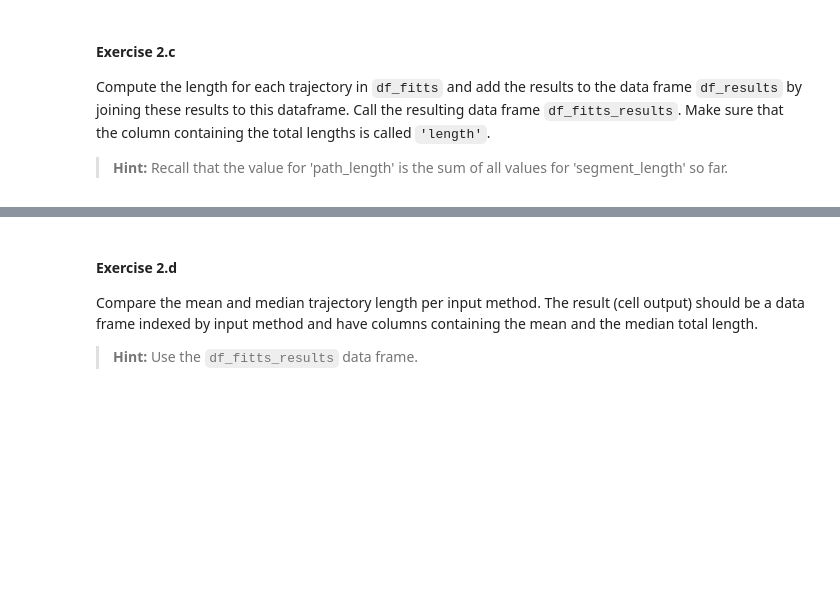
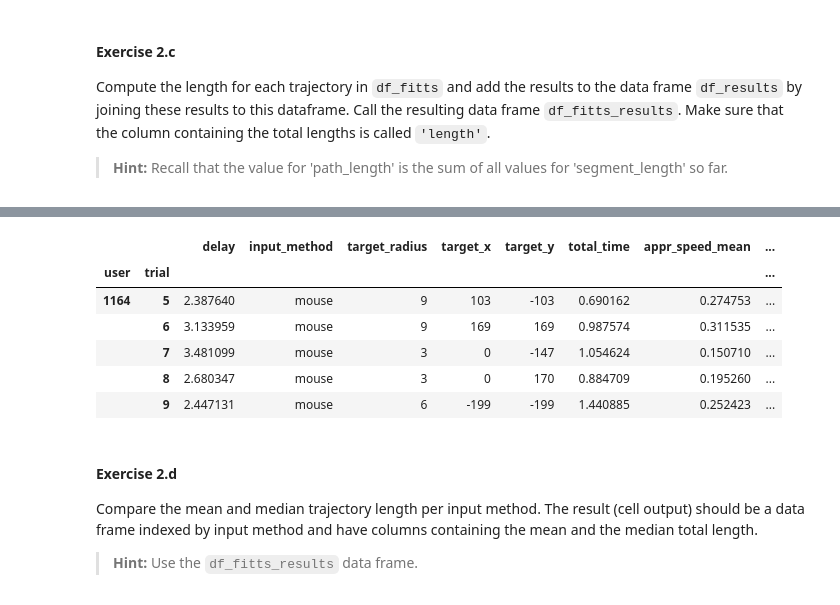
Before and after one commit to Modgen1/2IAB1, a Jupyter notebook: 5_DAS/Exercises-DAS-2076209.ipynb, the cells around one changed output, grey strips where cells are left out. Saved outputs shown, nothing was run; the diff lists cells and outputs as text; code cells hidden in the pictures; blank space fills up the shorter version.

```diff
--- a/5_DAS/Exercises-DAS-2076209.ipynb
+++ b/5_DAS/Exercises-DAS-2076209.ipynb
@@ -689,7 +740,7 @@ Set the index of the data frame `df_user_trial_props` to a multi-level index con
 # %%
 #// BEGIN_TODO [DAS_2a] Multi-level index (1 point)
 
-# ===== =====> Replace this line by your code. <===== ===== #
+df_user_trial_props.set_index(['user', 'trial'], inplace=True)
 
 #// END_TODO [DAS_2a]
 
@@ -701,7 +760,8 @@ Use the dictionary `dict_right_handed` to convert the data in the column `'right
 # %%
 #// BEGIN_TODO [DAS_2b] Convert columns in data frames (1 point)
 
-# ===== =====> Replace this line by your code. <===== ===== #
+df_user_props['right_handed'] = df_user_props['right_handed'].map(dict_right_handed)
+df_user_trial_props['input_method'] = df_user_trial_props['input_method'].map(dict_input_method)
 
 #// END_TODO [DAS_2b]
 
@@ -759,11 +884,19 @@ df_fitts.head()
 # %%
 #// BEGIN_TODO [DAS_2c] Compute the length per trajectory (1 point)
 
-# ===== =====> Replace this line by your code. <===== ===== #
+df_fitts_results = df_results.join(df_fitts.groupby(['user', 'trial']).agg({'path_length': 'max'}).rename(columns={'path_length': 'length'}))
 
 #// END_TODO [DAS_2c]
 
 df_fitts_results.dropna().head()
+# %% [output]
+|  |  | delay | input_method | target_radius | target_x | target_y | total_time | appr_speed_mean | ... |
+| user | trial |  |  |  |  |  |  |  | ... |
+| 1164 | 5 | 2.387640 | mouse | 9 | 103 | -103 | 0.690162 | 0.274753 | ... |
+|  | 6 | 3.133959 | mouse | 9 | 169 | 169 | 0.987574 | 0.311535 | ... |
+|  | 7 | 3.481099 | mouse | 3 | 0 | -147 | 1.054624 | 0.150710 | ... |
+|  | 8 | 2.680347 | mouse | 3 | 0 | 170 | 0.884709 | 0.195260 | ... |
+|  | 9 | 2.447131 | mouse | 6 | -199 | -199 | 1.440885 | 0.252423 | ... |
 # %% [markdown]
 #### Exercise 2.d
 
```
Also changed, not shown: parts of 17 cells of this notebook.
